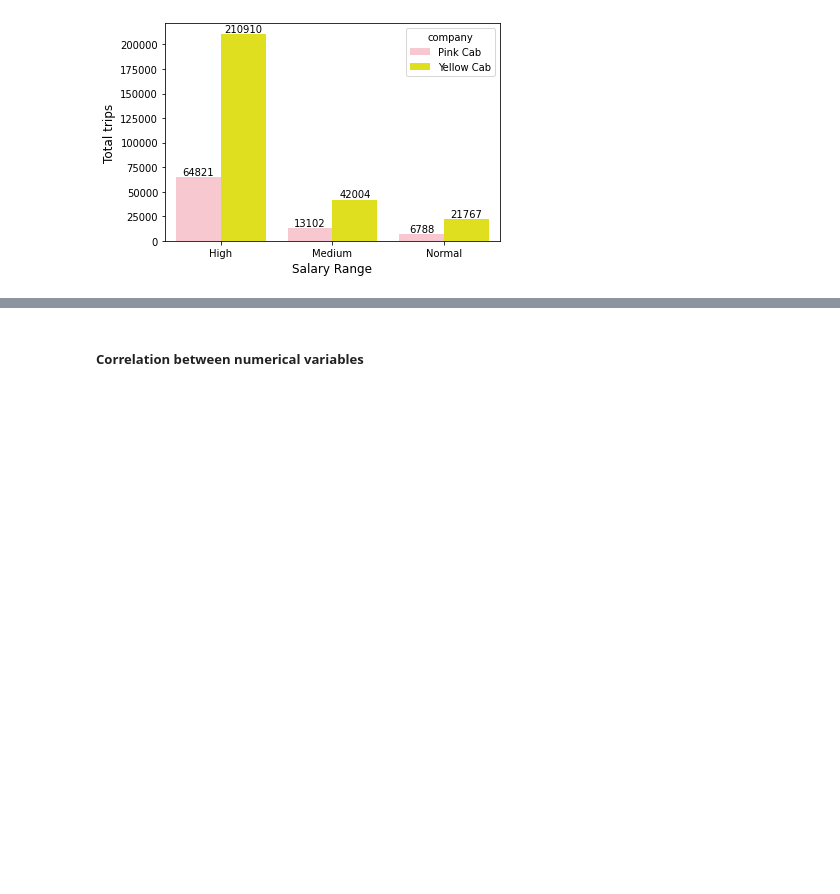
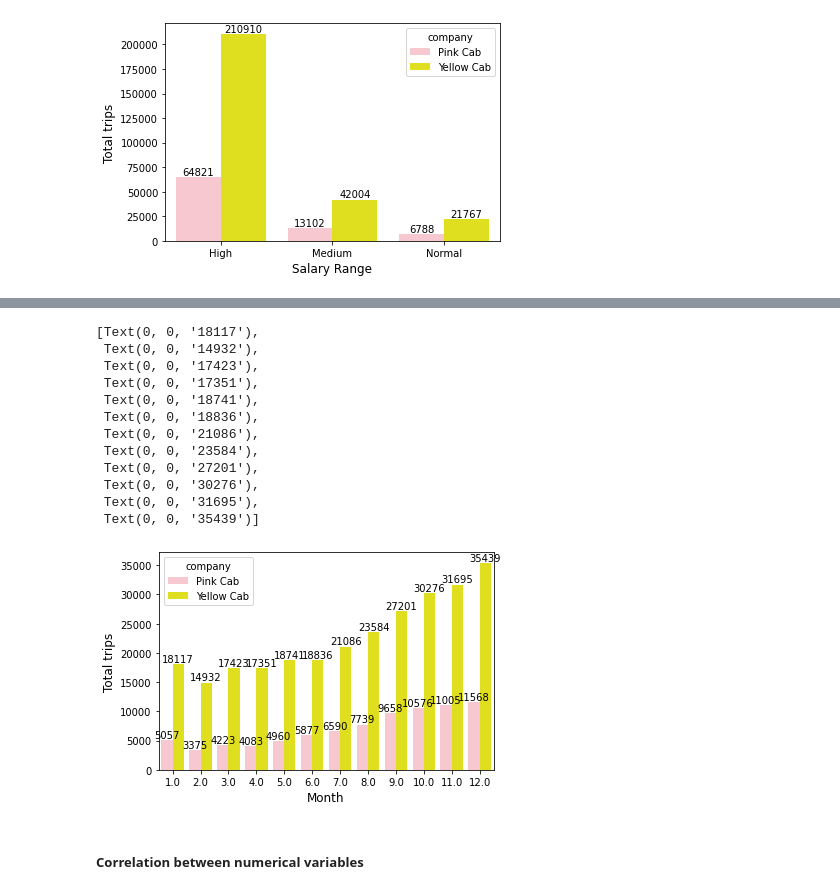
Before and after one commit to aj-linan/cab_company_invest, a Jupyter notebook: Cab_EDA.ipynb, the cells around one changed output, grey strips where cells are left out. Drawn from its saved outputs; the diff is of its cells as text; code cells hidden in the pictures; blank space fills up the shorter version.

```diff
--- a/Cab_EDA.ipynb
+++ b/Cab_EDA.ipynb
@@ -379,3 +395,23 @@ ax1.bar_label(ax1.containers[1] )
+# %%
+ax1 = sns.countplot(x="month", hue="company",palette=['pink', 'yellow'], data=df_master)
+ax1.set_xlabel("Month", fontsize = 12)
+ax1.set_ylabel("Total trips", fontsize = 12)
+ax1.bar_label(ax1.containers[0])
+ax1.bar_label(ax1.containers[1])
+# %% [output]
+[Text(0, 0, '18117'),
+ Text(0, 0, '14932'),
+ Text(0, 0, '17423'),
+ Text(0, 0, '17351'),
+ Text(0, 0, '18741'),
+ Text(0, 0, '18836'),
+ Text(0, 0, '21086'),
+ Text(0, 0, '23584'),
+ Text(0, 0, '27201'),
+ Text(0, 0, '30276'),
+ Text(0, 0, '31695'),
+ Text(0, 0, '35439')]
+[figure, added]
 # %% [markdown]
 ##### Correlation between numerical variables
 # %%
```
Also changed, not shown: parts of 2 cells of this notebook.
